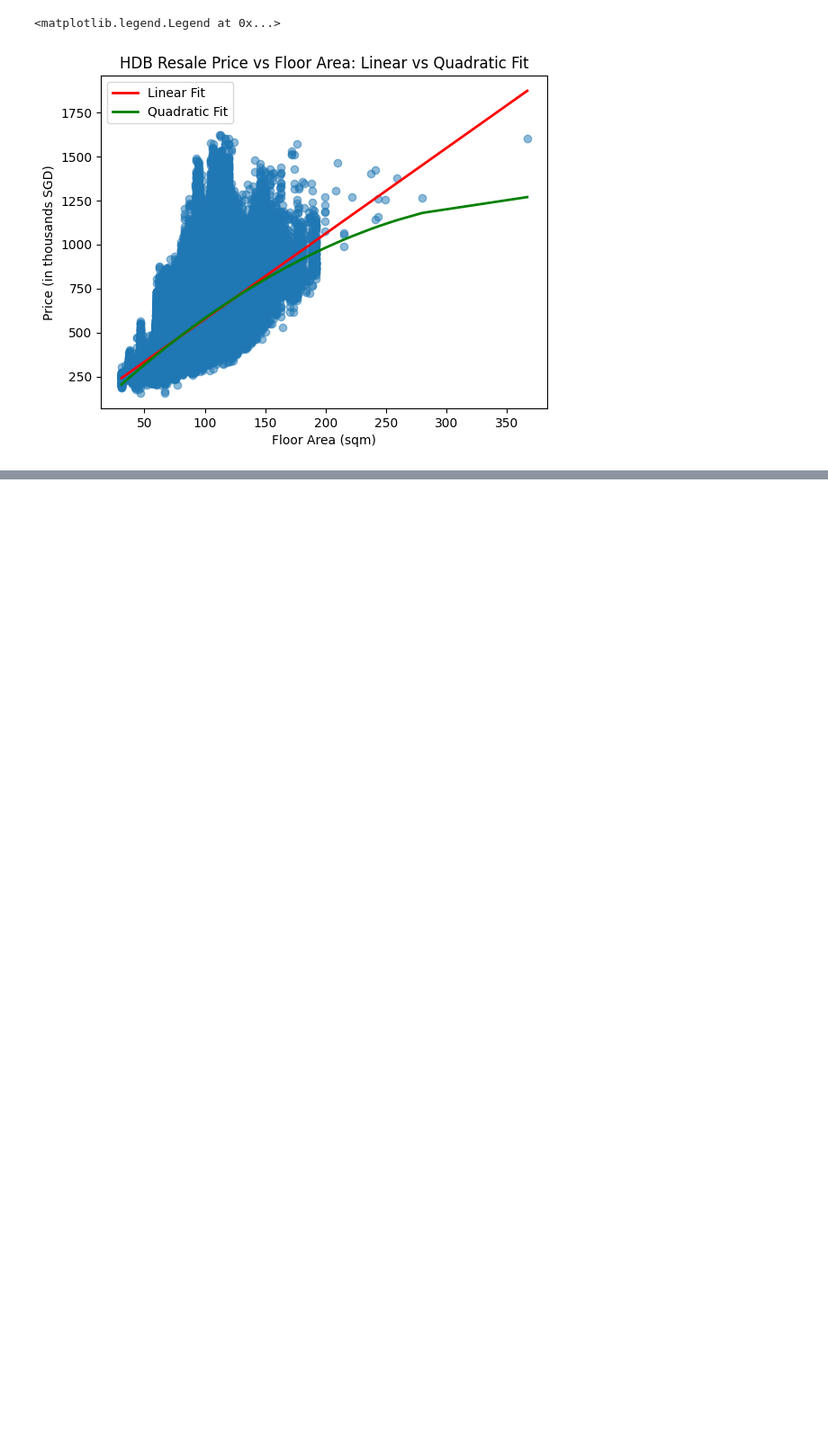
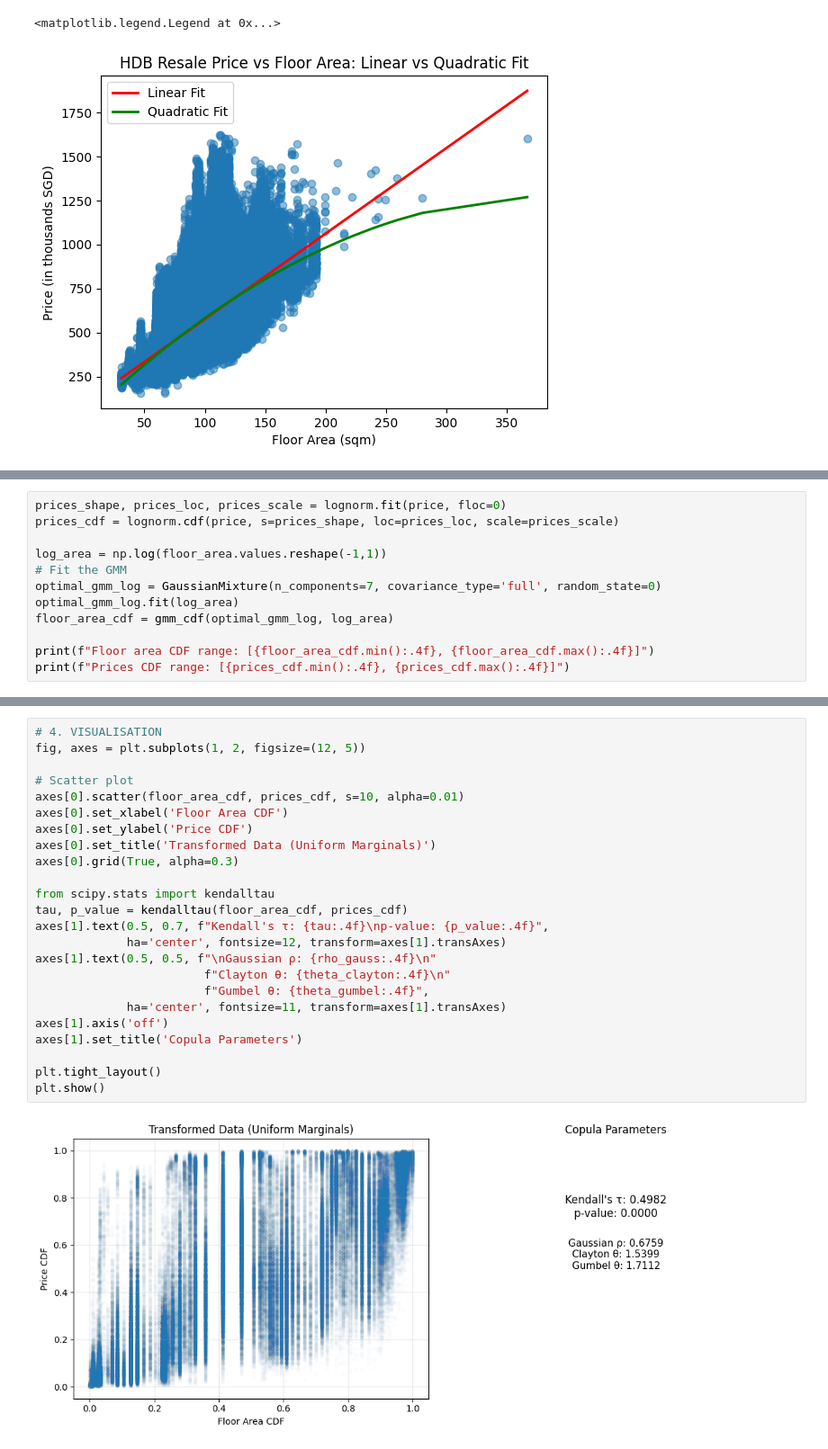
Before and after one commit to luna-ortus-cor/EC4305-Project, a Jupyter notebook: copula/marginal copy.ipynb, the cells around one changed output, grey strips where cells are left out. Shown at 90% size. Drawn from its saved outputs; the diff is of its cells as text; blank space fills up the shorter version.

Commit message:
Copulas part

```diff
--- a/copula/marginal copy.ipynb
+++ b/copula/marginal copy.ipynb
@@ -777,0 +793,12 @@ R-squared for Quadratic Model: 0.3940053249235985
+# %%
+prices_shape, prices_loc, prices_scale = lognorm.fit(price, floc=0)
+prices_cdf = lognorm.cdf(price, s=prices_shape, loc=prices_loc, scale=prices_scale)
+
+log_area = np.log(floor_area.values.reshape(-1,1))
+# Fit the GMM
+optimal_gmm_log = GaussianMixture(n_components=7, covariance_type='full', random_state=0)
+optimal_gmm_log.fit(log_area)
+floor_area_cdf = gmm_cdf(optimal_gmm_log, log_area)
+
+print(f"Floor area CDF range: [{floor_area_cdf.min():.4f}, {floor_area_cdf.max():.4f}]")
+print(f"Prices CDF range: [{prices_cdf.min():.4f}, {prices_cdf.max():.4f}]")
@@ -777,0 +877,26 @@ R-squared for Quadratic Model: 0.3940053249235985
+# %%
+# 4. VISUALISATION
+fig, axes = plt.subplots(1, 2, figsize=(12, 5))
+
+# Scatter plot
+axes[0].scatter(floor_area_cdf, prices_cdf, s=10, alpha=0.01)
+axes[0].set_xlabel('Floor Area CDF')
+axes[0].set_ylabel('Price CDF')
+axes[0].set_title('Transformed Data (Uniform Marginals)')
+axes[0].grid(True, alpha=0.3)
+
+from scipy.stats import kendalltau
+tau, p_value = kendalltau(floor_area_cdf, prices_cdf)
+axes[1].text(0.5, 0.7, f"Kendall's τ: {tau:.4f}\np-value: {p_value:.4f}",
+             ha='center', fontsize=12, transform=axes[1].transAxes)
+axes[1].text(0.5, 0.5, f"\nGaussian ρ: {rho_gauss:.4f}\n"
+                        f"Clayton θ: {theta_clayton:.4f}\n"
+                        f"Gumbel θ: {theta_gumbel:.4f}",
+             ha='center', fontsize=11, transform=axes[1].transAxes)
+axes[1].axis('off')
+axes[1].set_title('Copula Parameters')
+
+plt.tight_layout()
+plt.show()
+# %% [output]
+[figure, added]
```
Also changed, not shown: parts of 34 cells of this notebook.
